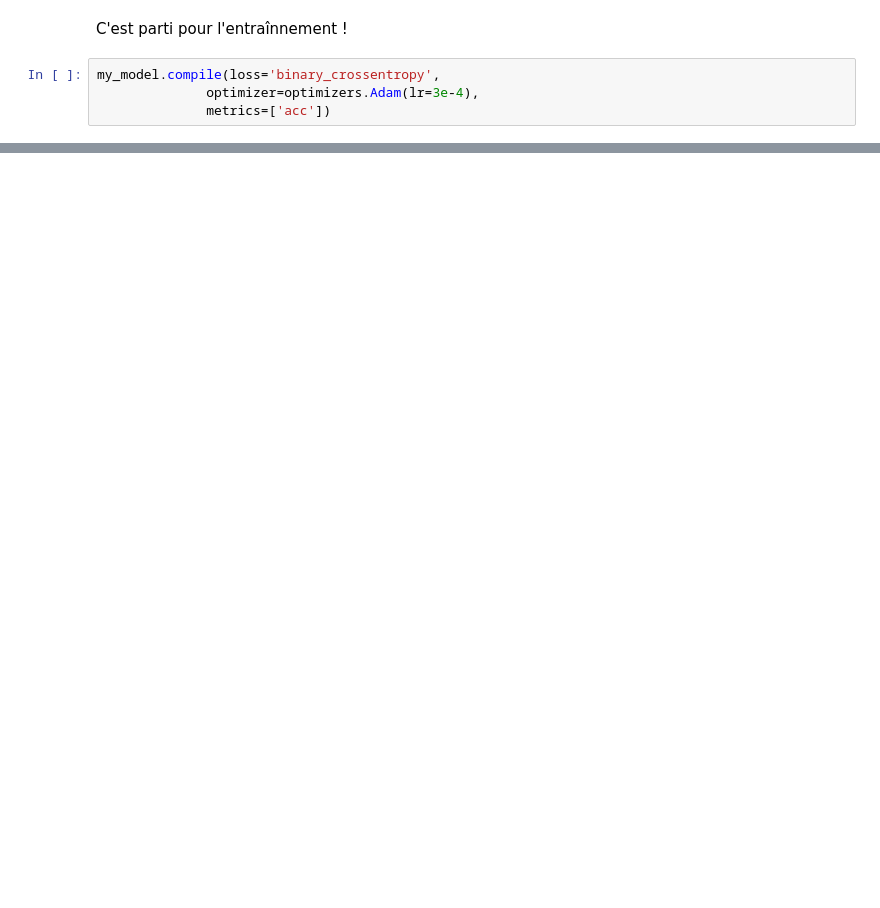
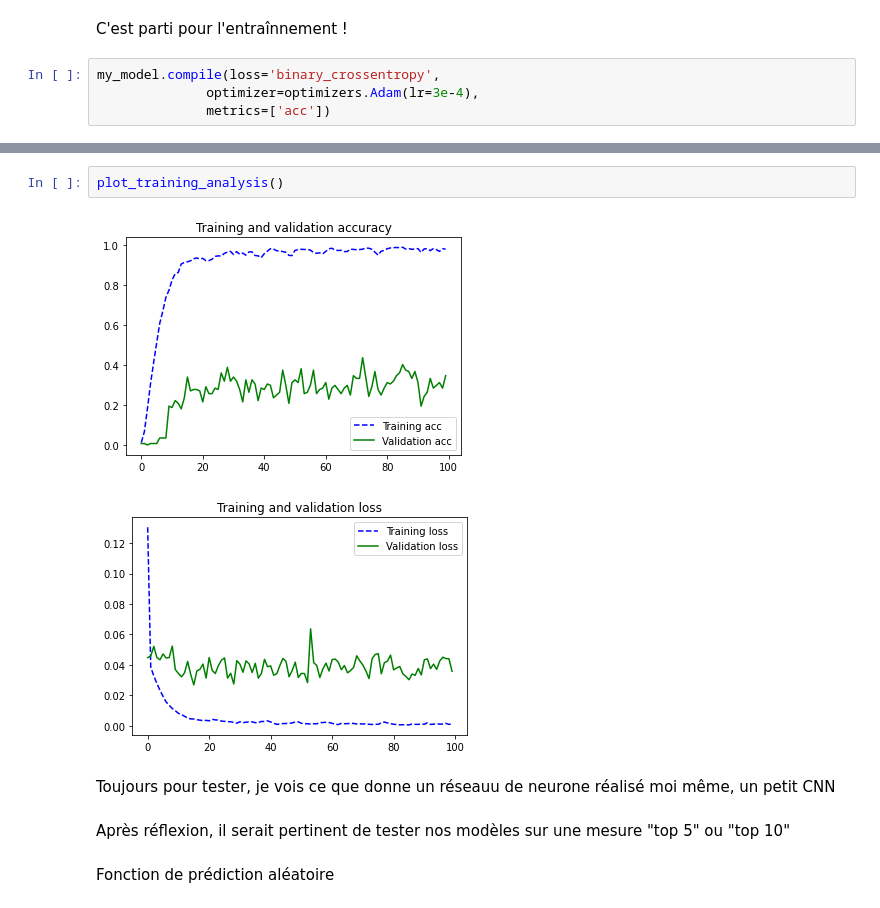
Before and after one commit to VictorNigretto/APP-Etape-2, a Jupyter notebook: APP_Etape_2.ipynb, the cells around one changed output, grey strips where cells are left out. Drawn from its saved outputs; the diff is of its cells as text; blank space fills up the shorter version.

```diff
--- a/APP_Etape_2.ipynb
+++ b/APP_Etape_2.ipynb
@@ -269,0 +481,11 @@ history = my_model.fit(train_generator,
+# %%
+plot_training_analysis()
+# %% [output]
+[figure, added]
+[figure, added]
+# %% [markdown]
+Toujours pour tester, je vois ce que donne un réseauu de neurone réalisé moi même, un petit CNN
+# %% [markdown]
+Après réflexion, il serait pertinent de tester nos modèles sur une mesure "top 5" ou "top 10"
+# %% [markdown]
+Fonction de prédiction aléatoire
```
Also changed, not shown: parts of 23 cells of this notebook.
